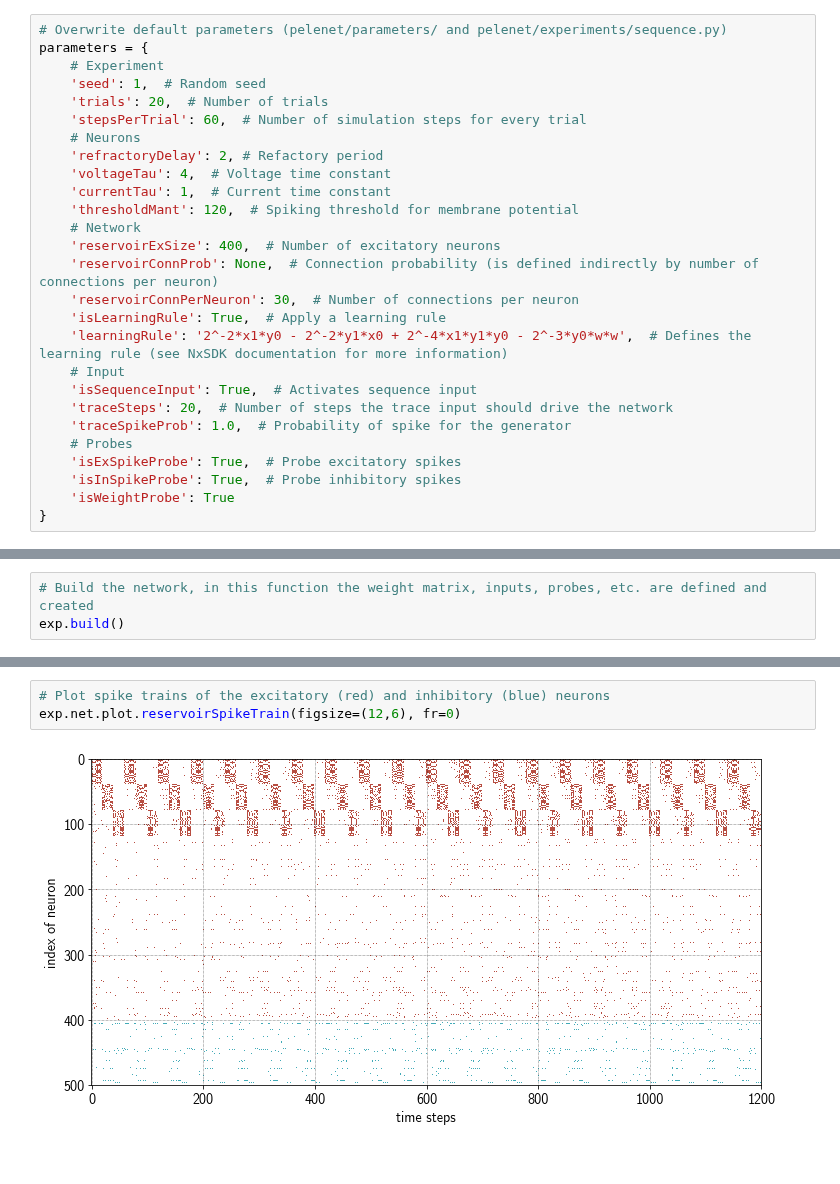
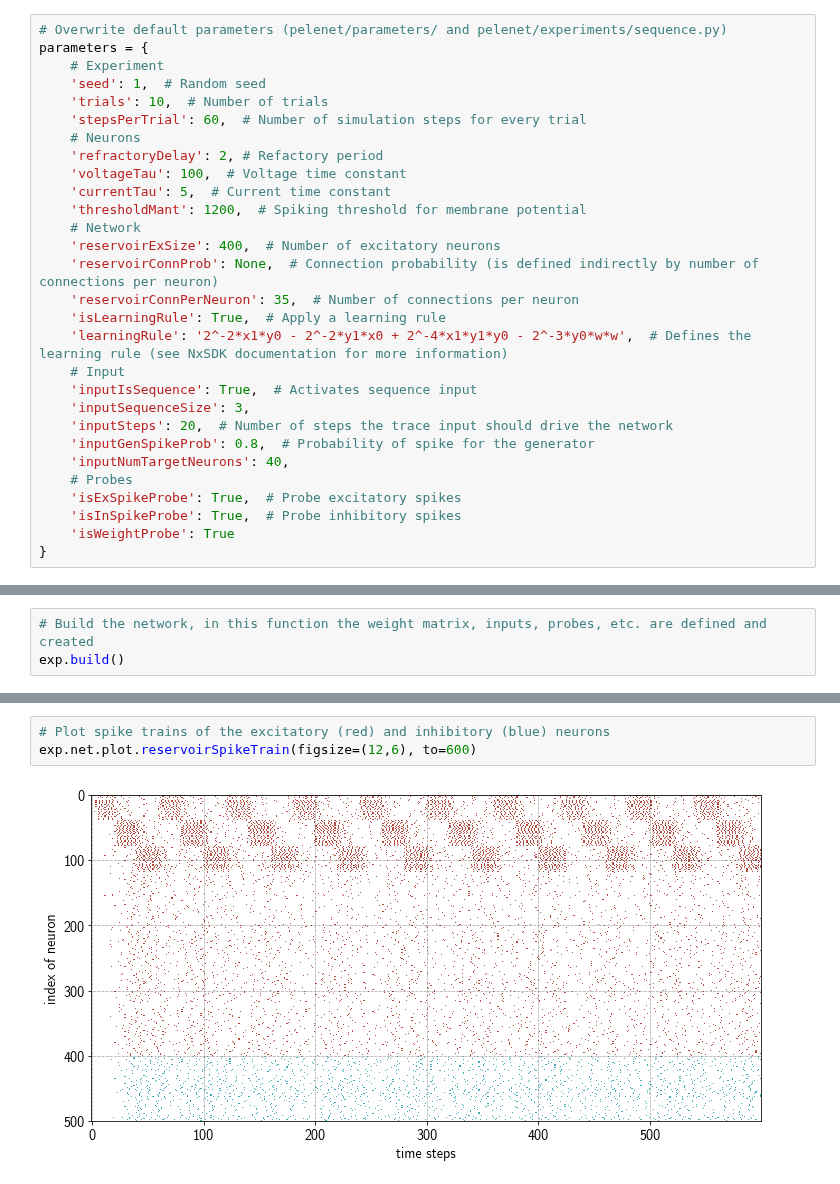
Before and after one commit to sagacitysite/pelenet, a Jupyter notebook: 01b_random-network-sequence-learning.ipynb, the cells around one changed output, grey strips where cells are left out. Cells and saved outputs as stored; diff of their text form.

Commit message:
refactoring input mainly finished, some minor changes

```diff
--- a/01b_random-network-sequence-learning.ipynb
+++ b/01b_random-network-sequence-learning.ipynb
@@ -28,23 +28,25 @@ import matplotlib.pyplot as plt
 parameters = {
     # Experiment
     'seed': 1,  # Random seed
-    'trials': 20,  # Number of trials
+    'trials': 10,  # Number of trials
     'stepsPerTrial': 60,  # Number of simulation steps for every trial
     # Neurons
     'refractoryDelay': 2, # Refactory period
-    'voltageTau': 4,  # Voltage time constant
-    'currentTau': 1,  # Current time constant
-    'thresholdMant': 120,  # Spiking threshold for membrane potential
+    'voltageTau': 100,  # Voltage time constant
+    'currentTau': 5,  # Current time constant
+    'thresholdMant': 1200,  # Spiking threshold for membrane potential
     # Network
     'reservoirExSize': 400,  # Number of excitatory neurons
     'reservoirConnProb': None,  # Connection probability (is defined indirectly by number of connections per neuron)
-    'reservoirConnPerNeuron': 30,  # Number of connections per neuron
+    'reservoirConnPerNeuron': 35,  # Number of connections per neuron
     'isLearningRule': True,  # Apply a learning rule
     'learningRule': '2^-2*x1*y0 - 2^-2*y1*x0 + 2^-4*x1*y1*y0 - 2^-3*y0*w*w',  # Defines the learning rule (see NxSDK documentation for more information)
     # Input
-    'isSequenceInput': True,  # Activates sequence input
-    'traceSteps': 20,  # Number of steps the trace input should drive the network
-    'traceSpikeProb': 1.0,  # Probability of spike for the generator
+    'inputIsSequence': True,  # Activates sequence input
+    'inputSequenceSize': 3,
+    'inputSteps': 20,  # Number of steps the trace input should drive the network
+    'inputGenSpikeProb': 0.8,  # Probability of spike for the generator
+    'inputNumTargetNeurons': 40,
     # Probes
     'isExSpikeProbe': True,  # Probe excitatory spikes
     'isInSpikeProbe': True,  # Probe inhibitory spikes
@@ -95,8 +103,8 @@ exp.net.plot.initialExWeightDistribution(figsize=(12,3))
 # %%
 # Plot spike trains of the excitatory (red) and inhibitory (blue) neurons
-exp.net.plot.reservoirSpikeTrain(figsize=(12,6), fr=0)
+exp.net.plot.reservoirSpikeTrain(figsize=(12,6), to=600)
 # %% [output]
-[figure, old version]
+[figure, new version]
 # %%
 # Weight matrix after learning
 exp.net.plot.trainedExWeightMatrix()
```
Also changed, not shown: parts of 8 cells of this notebook, 17 other files.
